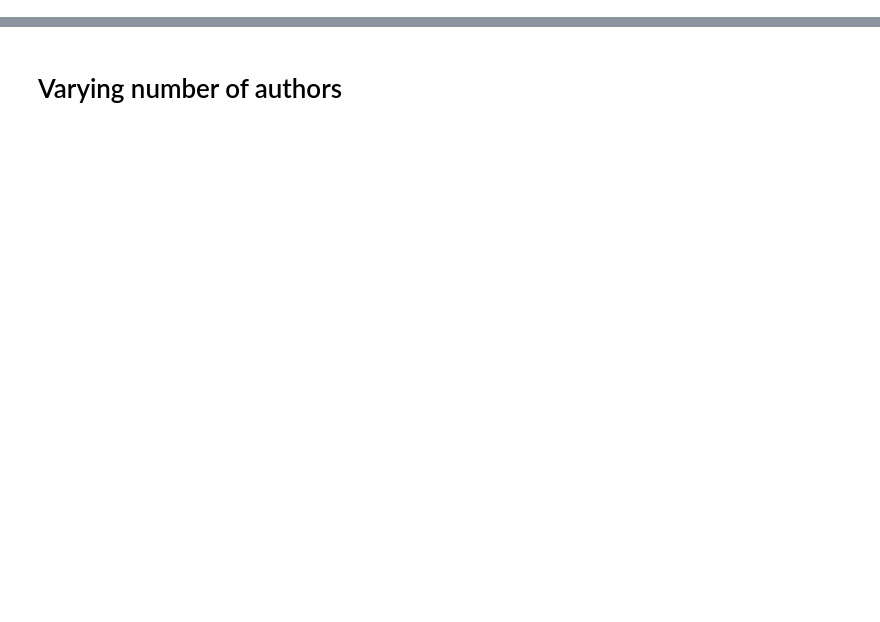
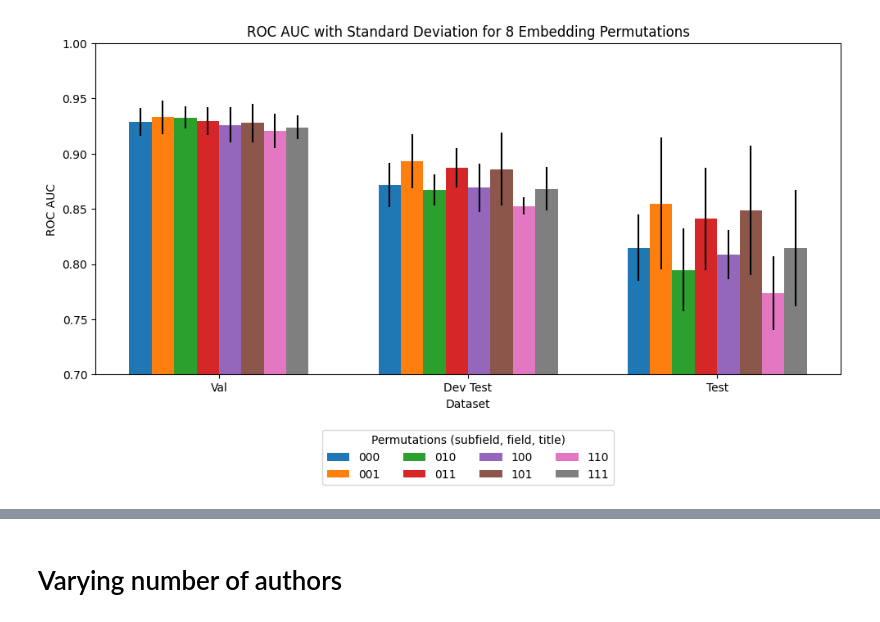
Before and after one commit to tanmay4269/Collaboration-Prediction-Using-GNN, a Jupyter notebook: experiments.ipynb, the cells around one changed output, grey strips where cells are left out. Drawn from its saved outputs; the diff is of its cells as text; code cells hidden in the pictures; blank space fills up the shorter version.

```diff
--- a/experiments.ipynb
+++ b/experiments.ipynb
@@ -203,0 +46,50 @@ Final Test:
+# %%
+import numpy as np
+import matplotlib.pyplot as plt
+
+# Data: [Val, Dev Test, Test] for each permutation
+means = np.array([
+    [0.9288, 0.8715, 0.8146],
+    [0.9330, 0.8930, 0.8548],
+    [0.9327, 0.8674, 0.7947],
+    [0.9295, 0.8874, 0.8409],
+    [0.9259, 0.8691, 0.8085],
+    [0.9278, 0.8861, 0.8485],
+    [0.9207, 0.8527, 0.7739],
+    [0.9239, 0.8682, 0.8144],
+])
+
+stds = np.array([
+    [0.0127, 0.0199, 0.0301],
+    [0.0151, 0.0246, 0.0596],
+    [0.0100, 0.0142, 0.0375],
+    [0.0128, 0.0177, 0.0462],
+    [0.0160, 0.0220, 0.0223],
+    [0.0174, 0.0330, 0.0585],
+    [0.0157, 0.0080, 0.0334],
+    [0.0108, 0.0198, 0.0528],
+])
+
+labels = ['000', '001', '010', '011', '100', '101', '110', '111']
+categories = ['Val', 'Dev Test', 'Test']
+
+x = np.arange(len(categories))
+width = 0.09  # bar width
+
+fig, ax = plt.subplots(figsize=(10, 6))
+for i in range(len(labels)):
+    ax.bar(x + (i - 3.5) * width, means[i], width, yerr=stds[i], label=labels[i])
+
+ax.set_ylim(0.7, 1.0)
+
+ax.set_xticks(x)
+ax.set_xticklabels(categories)
+ax.set_xlabel('Dataset')
+ax.set_ylabel('ROC AUC')
+ax.set_title('ROC AUC with Standard Deviation for 8 Embedding Permutations')
+ax.legend(title='Permutations (subfield, field, title)', bbox_to_anchor=(0.5, -0.15), loc='upper center', ncol=4)
+
+plt.tight_layout()
+plt.show()
+# %% [output]
+[figure, added]
```
Also changed, not shown: parts of 17 cells of this notebook, 9 other files.
